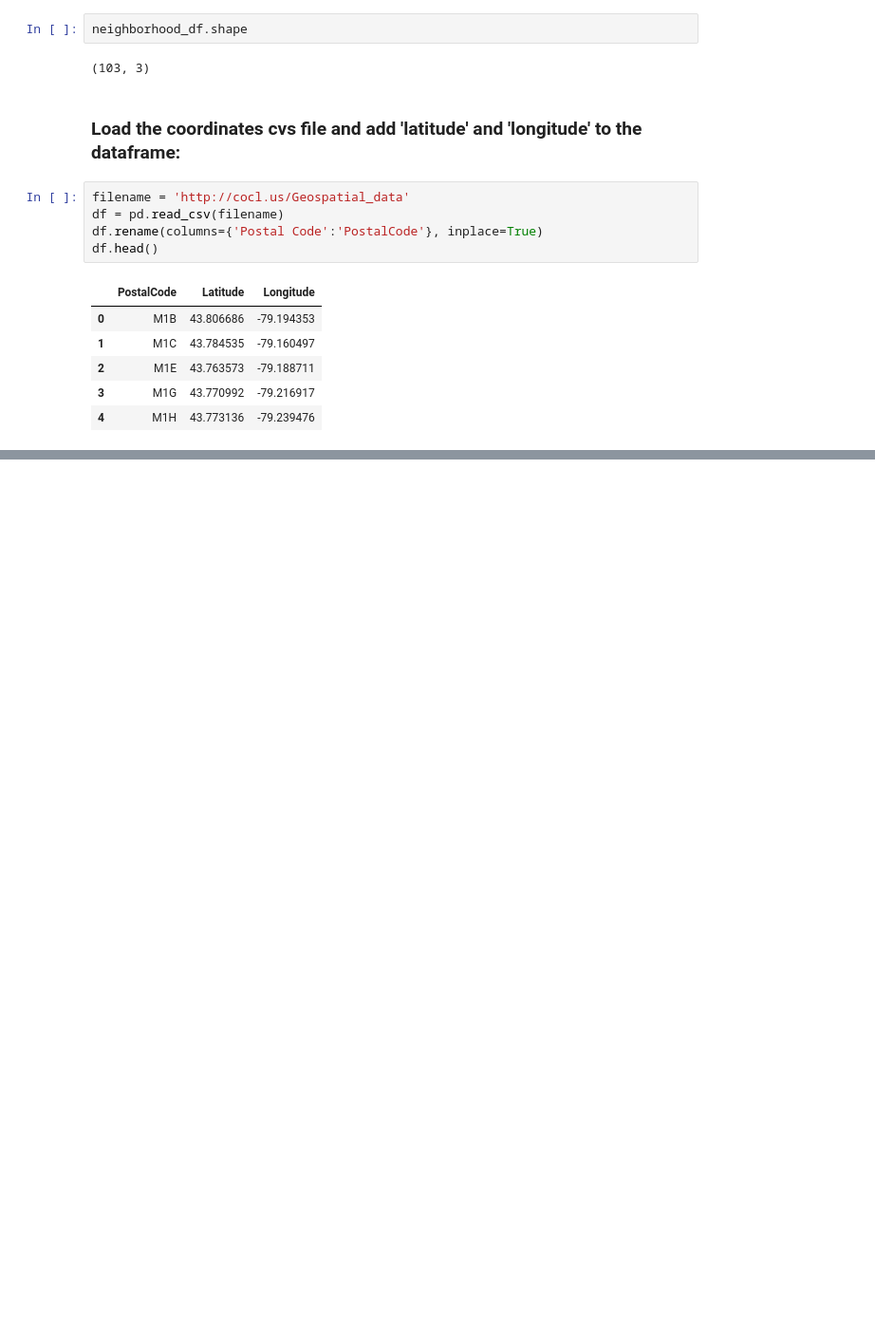
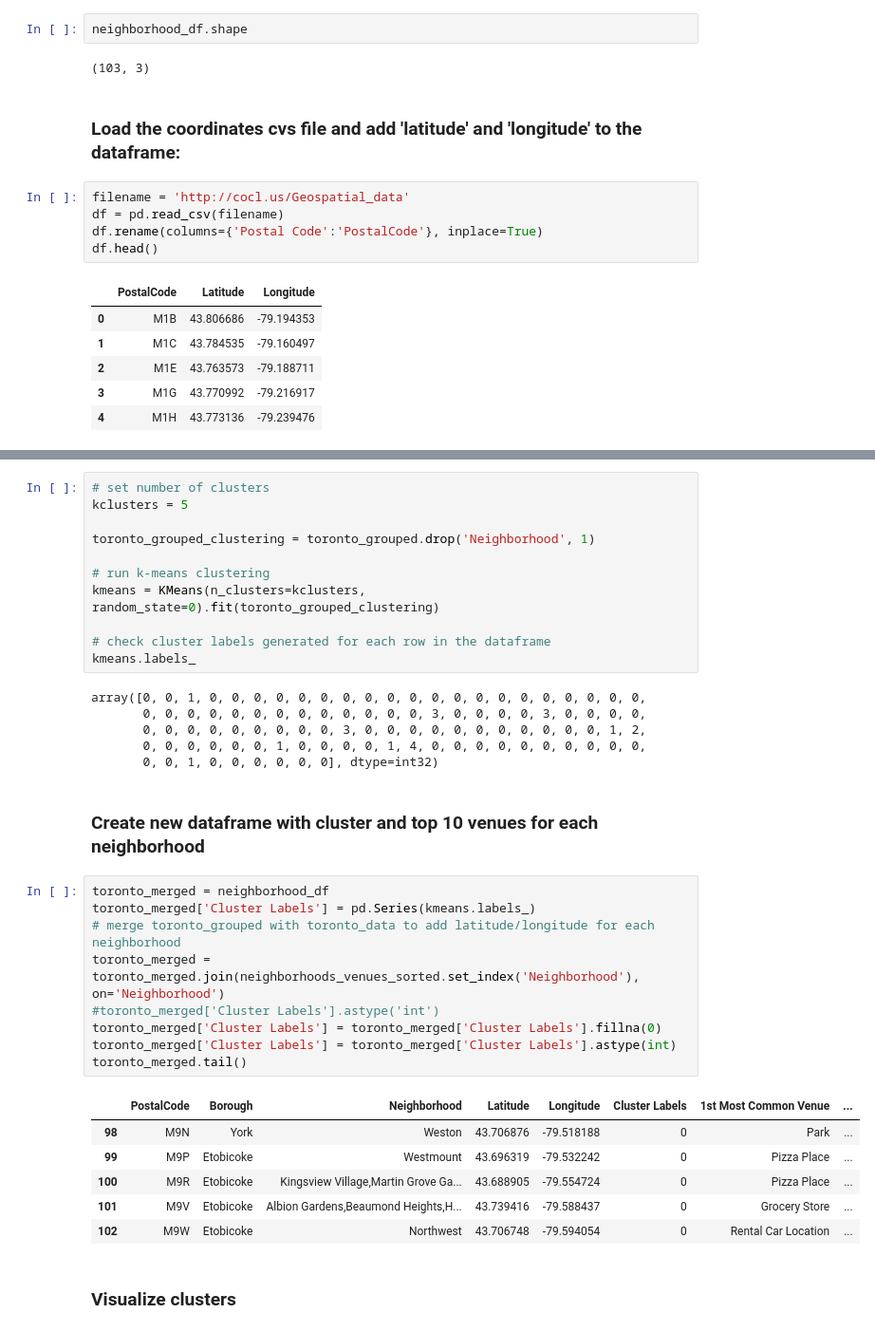
Before and after one commit to h7347/Coursera_Capstone, a Jupyter notebook: Neighborhoods in Toronto.ipynb, the cells around one changed output, grey strips where cells are left out. Shown at 95% size. Saved outputs shown, nothing was run; the diff lists cells and outputs as text; blank space fills up the shorter version.

```diff
--- a/Neighborhoods in Toronto.ipynb
+++ b/Neighborhoods in Toronto.ipynb
@@ -205,0 +485,37 @@ neighborhoods_df
+# %%
+# set number of clusters
+kclusters = 5
+
+toronto_grouped_clustering = toronto_grouped.drop('Neighborhood', 1)
+
+# run k-means clustering
+kmeans = KMeans(n_clusters=kclusters, random_state=0).fit(toronto_grouped_clustering)
+
+# check cluster labels generated for each row in the dataframe
+kmeans.labels_
+# %% [output]
+array([0, 0, 1, 0, 0, 0, 0, 0, 0, 0, 0, 0, 0, 0, 0, 0, 0, 0, 0, 0, 0, 0, 0,
+       0, 0, 0, 0, 0, 0, 0, 0, 0, 0, 0, 0, 0, 3, 0, 0, 0, 0, 3, 0, 0, 0, 0,
+       0, 0, 0, 0, 0, 0, 0, 0, 0, 3, 0, 0, 0, 0, 0, 0, 0, 0, 0, 0, 0, 1, 2,
+       0, 0, 0, 0, 0, 0, 1, 0, 0, 0, 0, 1, 4, 0, 0, 0, 0, 0, 0, 0, 0, 0, 0,
+       0, 0, 1, 0, 0, 0, 0, 0, 0], dtype=int32)
+# %% [markdown]
+### Create new dataframe with cluster and top 10 venues for each neighborhood
+# %%
+toronto_merged = neighborhood_df
+toronto_merged['Cluster Labels'] = pd.Series(kmeans.labels_)
+# merge toronto_grouped with toronto_data to add latitude/longitude for each neighborhood
+toronto_merged = toronto_merged.join(neighborhoods_venues_sorted.set_index('Neighborhood'), on='Neighborhood')
+#toronto_merged['Cluster Labels'].astype('int')
+toronto_merged['Cluster Labels'] = toronto_merged['Cluster Labels'].fillna(0)
+toronto_merged['Cluster Labels'] = toronto_merged['Cluster Labels'].astype(int)
+toronto_merged.tail()
+# %% [output]
+|  | PostalCode | Borough | Neighborhood | Latitude | Longitude | Cluster Labels | 1st Most Common Venue | ... |
+| 98 | M9N | York | Weston | 43.706876 | -79.518188 | 0 | Park | ... |
+| 99 | M9P | Etobicoke | Westmount | 43.696319 | -79.532242 | 0 | Pizza Place | ... |
+| 100 | M9R | Etobicoke | Kingsview Village,Martin Grove Ga... | 43.688905 | -79.554724 | 0 | Pizza Place | ... |
+| 101 | M9V | Etobicoke | Albion Gardens,Beaumond Heights,H... | 43.739416 | -79.588437 | 0 | Grocery Store | ... |
+| 102 | M9W | Etobicoke | Northwest | 43.706748 | -79.594054 | 0 | Rental Car Location | ... |
+# %% [markdown]
+### Visualize clusters
```
Also changed, not shown: parts of 30 cells of this notebook.
